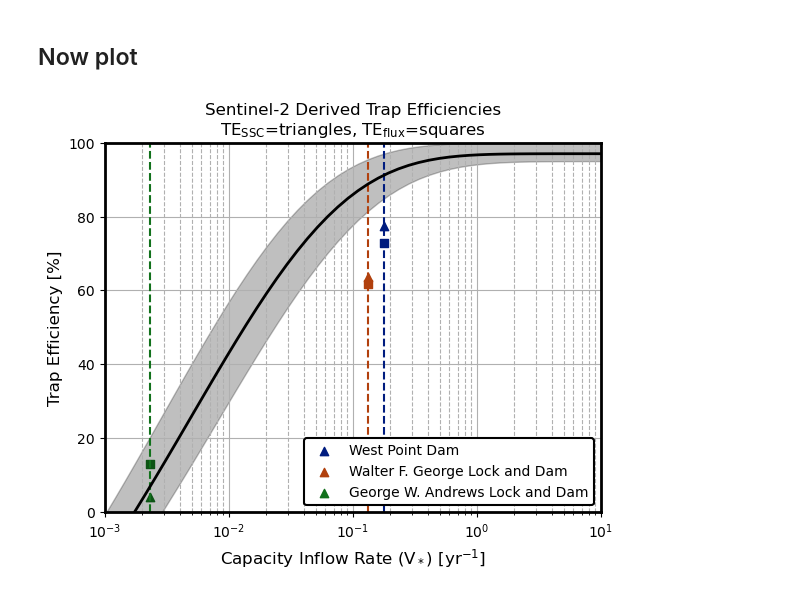
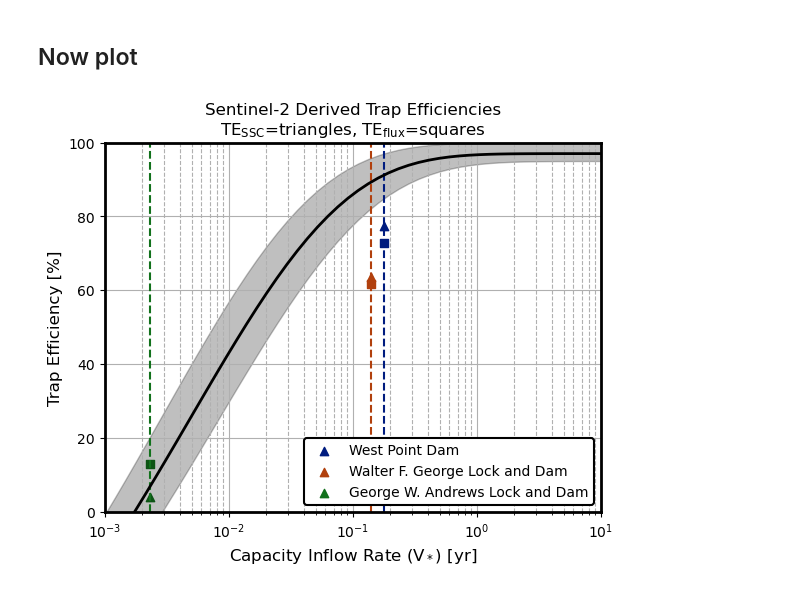
Before and after one commit to ivalencius/sentinel-ssc, a Jupyter notebook: figures/trapping_efficiencies/brune-comparison.ipynb, the cells around one changed output. Cells and saved outputs as stored; diff of their text form; code cells hidden in the pictures.

```diff
--- a/figures/trapping_efficiencies/brune-comparison.ipynb
+++ b/figures/trapping_efficiencies/brune-comparison.ipynb
@@ -48,20 +48,19 @@ df = pd.DataFrame({
         63.6,
         4.2
     ],
-    # Volume of the reservoir, convert to Acre ft to m^3
+    # Normal storage, convert to Acre ft to m^3
+    # pull from USACE or NID
     'volume_m3': [
-        # West point doesn't have 'Total Volume at Static Full'
-        # so pull data from NID
-        605_000 * 1233.48,
-        884_572 * 1233.48,
-        18_180 * 1233.48
+        7.46e8,
+        1.15e9,
+        2.24e7
     ],
     # Mean annual flow (cfs to m^3/yr)
     # Average annual flow since dam completed
     'Q_m3yr': [
-        4_712 * 0.0283168 * (60 * 60 * 24 * 365.25),
-        9_155 * 0.0283168 * (60 * 60 * 24 * 365.25),
-        10_767 * 0.0283168 * (60 * 60 * 24 * 365.25) # Didn't have pre/post so take mean annual
+        4.21e9,
+        8.18e9,
+        9.62e9
     ],
 })
 df['V_star'] = df['volume_m3'] / df['Q_m3yr']
@@ -109,32 +108,32 @@ ax.plot(
     # label='Median (a=97, b=6.42)'
 )
 # ax.plot(
 #     xs, y_max, lw=2, color='darkred', ls='dashed',
 #     label='Maximum (a=100, b=7.71)'
 # )
 ax.fill_between(
     xs, y_max, y_min, color='k', alpha=0.25
 )
 ax.set_xlim(xs[0], xs[-1])
 ax.set_ylim(0, 100)
 ax.set_xscale('log')
 leg = ax.legend()
 
 frame = leg.get_frame()
 frame.set_facecolor('white')   # white background
 frame.set_edgecolor('black')   # black border
 frame.set_linewidth(1.5)       # thicker border (optional)
 frame.set_alpha(1)             # fully opaque
 # Make border bigger
 for spine in ax.spines.values():
     spine.set_linewidth(2)
 
 ax.grid(True)
 ax.grid(True, which='minor', ls='dashed')
-ax.set_xlabel(r'Capacity Inflow Rate (V$_*$) [yr$^{-1}$]', fontsize='large')
+ax.set_xlabel(r'Capacity Inflow Rate (V$_*$) [yr]', fontsize='large')
 ax.set_ylabel(r'Trap Efficiency [%]', fontsize='large')
 ax.set_title('Sentinel-2 Derived Trap Efficiencies\n'+r'TE$_{\text{SSC}}$=triangles, TE$_{\text{flux}}$=squares')
 plt.savefig('../Brune_curve.png', dpi=300)
 plt.show()
 # %% [output]
-[figure, old version]
+[figure, new version]
```
Also changed, not shown: parts of 1 cell of this notebook, 5 other files.
